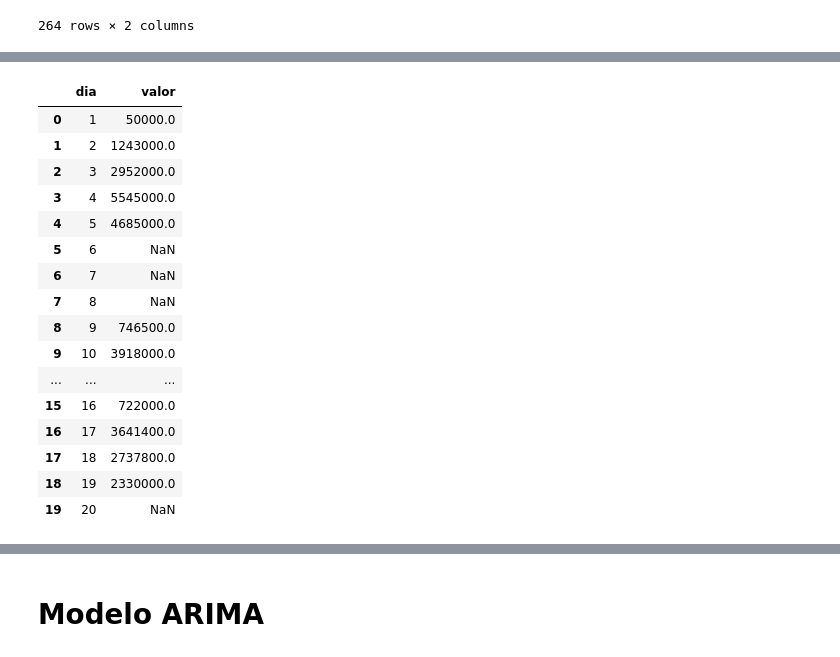
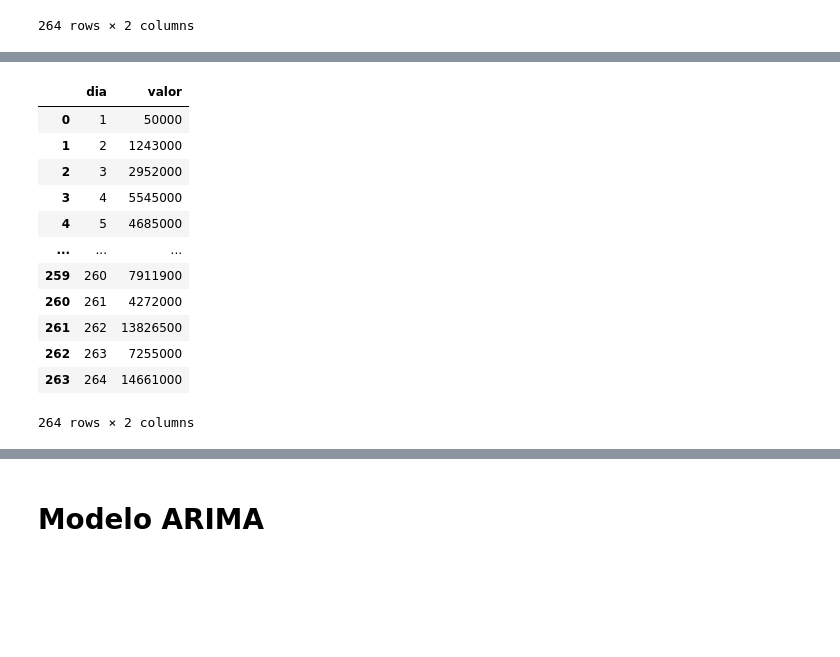
Before and after one commit to hgf777-br/trabalho-final-bootcamp, a Jupyter notebook: Ex4-hgf.ipynb, the cells around one changed output, grey strips where cells are left out. Drawn from its saved outputs; the diff is of its cells as text; code cells hidden in the pictures; blank space fills up the shorter version.

```diff
--- a/Ex4-hgf.ipynb
+++ b/Ex4-hgf.ipynb
@@ -157,26 +163,23 @@ df_base_dias
 # %%
-df_temporal = pd.merge(df_base_dias, df_temporal_agrupado, how='left')
+#df_temporal = pd.merge(df_base_dias, df_temporal_agrupado, how='left')
+df_temporal = df_temporal_agrupado
 df_temporal.data = df_temporal.index + 1
 df_temporal.rename({'data': 'dia', 'valorAprovado': 'valor'}, axis=1, inplace=True)
-df_temporal.head(20)
+df_temporal
 # %% [output]
 |  | dia | valor |
-| 0 | 1 | 50000.0 |
-| 1 | 2 | 1243000.0 |
-| 2 | 3 | 2952000.0 |
-| 3 | 4 | 5545000.0 |
-| 4 | 5 | 4685000.0 |
-| 5 | 6 | NaN |
-| 6 | 7 | NaN |
-| 7 | 8 | NaN |
-| 8 | 9 | 746500.0 |
-| 9 | 10 | 3918000.0 |
+| 0 | 1 | 50000 |
+| 1 | 2 | 1243000 |
+| 2 | 3 | 2952000 |
+| 3 | 4 | 5545000 |
+| 4 | 5 | 4685000 |
 | ... | ... | ... |
-| 15 | 16 | 722000.0 |
-| 16 | 17 | 3641400.0 |
-| 17 | 18 | 2737800.0 |
-| 18 | 19 | 2330000.0 |
-| 19 | 20 | NaN |
+| 259 | 260 | 7911900 |
+| 260 | 261 | 4272000 |
+| 261 | 262 | 13826500 |
+| 262 | 263 | 7255000 |
+| 263 | 264 | 14661000 |
+264 rows × 2 columns
 # %%
 df_temporal.isnull().sum()
 # %% [output]
```
Also changed, not shown: parts of 42 cells of this notebook, 8 other files.
